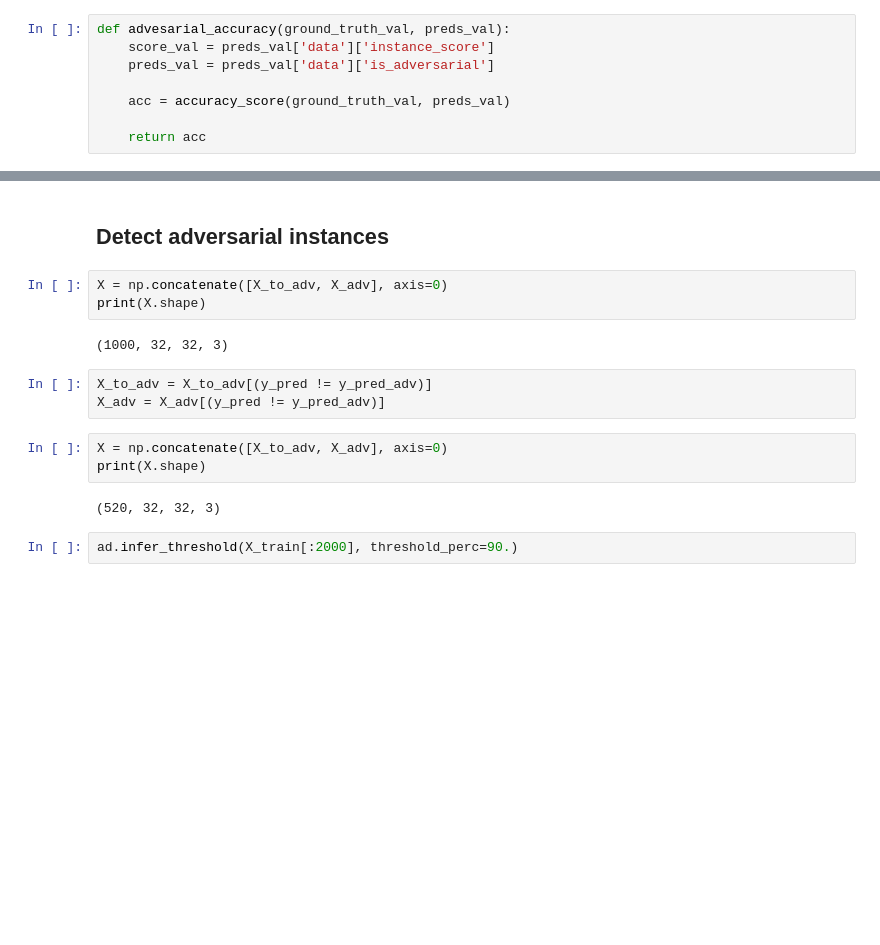
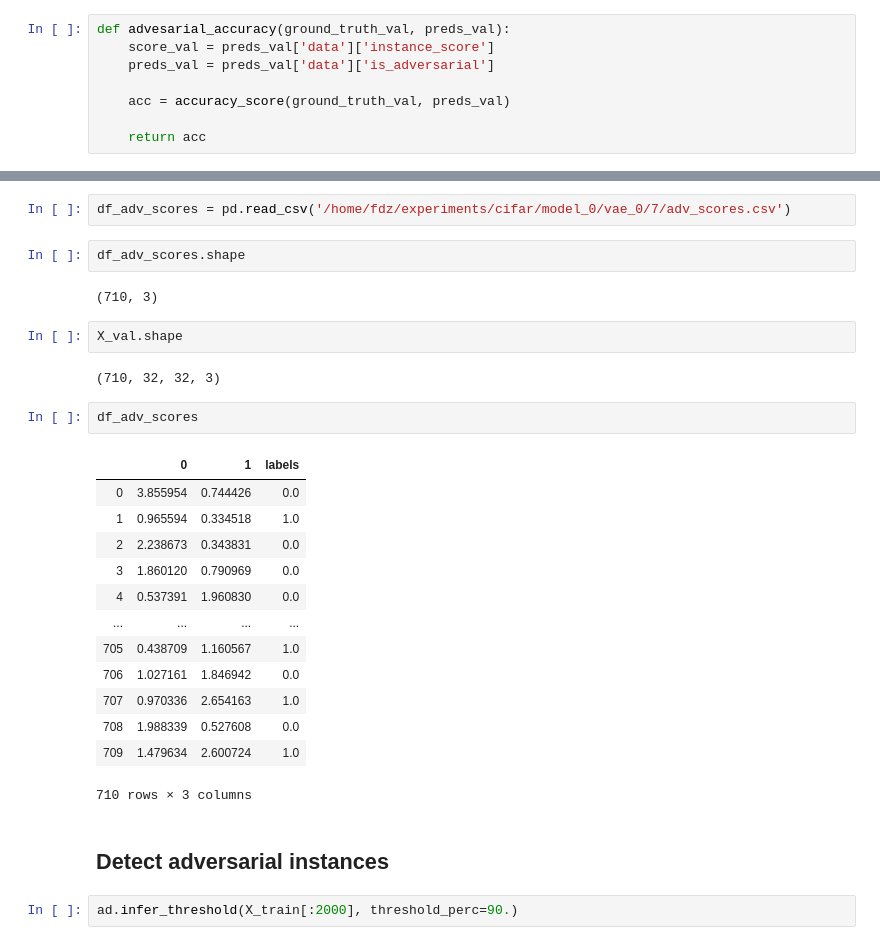
Before and after one commit to gipster/alibi-detect, a Jupyter notebook: examples/ad_advvae_cifar.ipynb, the cells around one changed output, grey strips where cells are left out. Cells and saved outputs as stored; diff of their text form; blank space fills up the shorter version.

```diff
--- a/examples/ad_advvae_cifar.ipynb
+++ b/examples/ad_advvae_cifar.ipynb
@@ -569,18 +548,31 @@ for row in range(n_rows):
+# %%
+df_adv_scores = pd.read_csv('/home/fdz/experiments/cifar/model_0/vae_0/7/adv_scores.csv')
+# %%
+df_adv_scores.shape
+# %% [output]
+(710, 3)
+# %%
+X_val.shape
+# %% [output]
+(710, 32, 32, 3)
+# %%
+df_adv_scores
+# %% [output]
+|  | 0 | 1 | labels |
+| 0 | 3.855954 | 0.744426 | 0.0 |
+| 1 | 0.965594 | 0.334518 | 1.0 |
+| 2 | 2.238673 | 0.343831 | 0.0 |
+| 3 | 1.860120 | 0.790969 | 0.0 |
+| 4 | 0.537391 | 1.960830 | 0.0 |
+| ... | ... | ... | ... |
+| 705 | 0.438709 | 1.160567 | 1.0 |
+| 706 | 1.027161 | 1.846942 | 0.0 |
+| 707 | 0.970336 | 2.654163 | 1.0 |
+| 708 | 1.988339 | 0.527608 | 0.0 |
+| 709 | 1.479634 | 2.600724 | 1.0 |
+710 rows × 3 columns
 # %% [markdown]
 ## Detect adversarial instances
-# %%
-X = np.concatenate([X_to_adv, X_adv], axis=0)
-print(X.shape)
-# %% [output]
-(1000, 32, 32, 3)
-# %%
-X_to_adv = X_to_adv[(y_pred != y_pred_adv)]
-X_adv = X_adv[(y_pred != y_pred_adv)]
-# %%
-X = np.concatenate([X_to_adv, X_adv], axis=0)
-print(X.shape)
-# %% [output]
-(520, 32, 32, 3)
 # %%
 ad.infer_threshold(X_train[:2000], threshold_perc=90.)
 # %%
```
Also changed, not shown: parts of 45 cells of this notebook.
